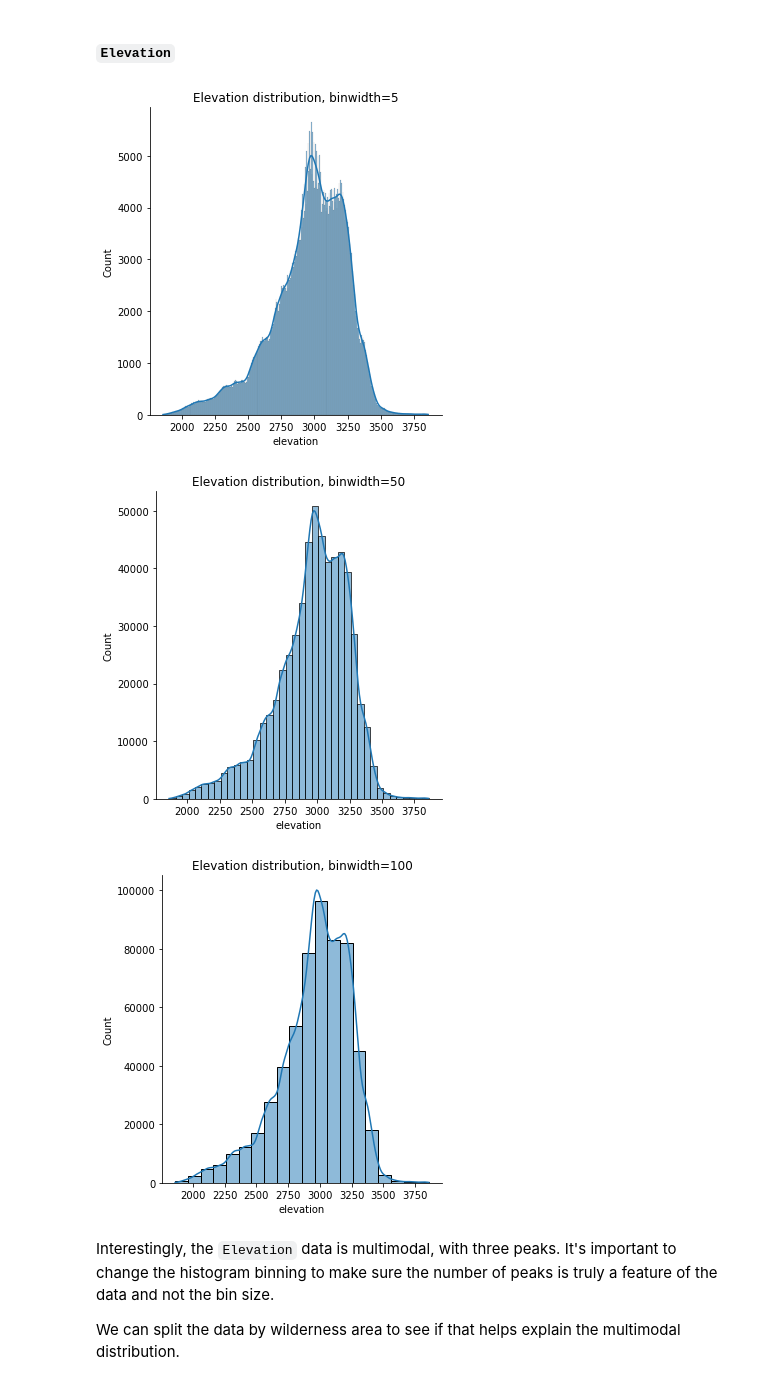
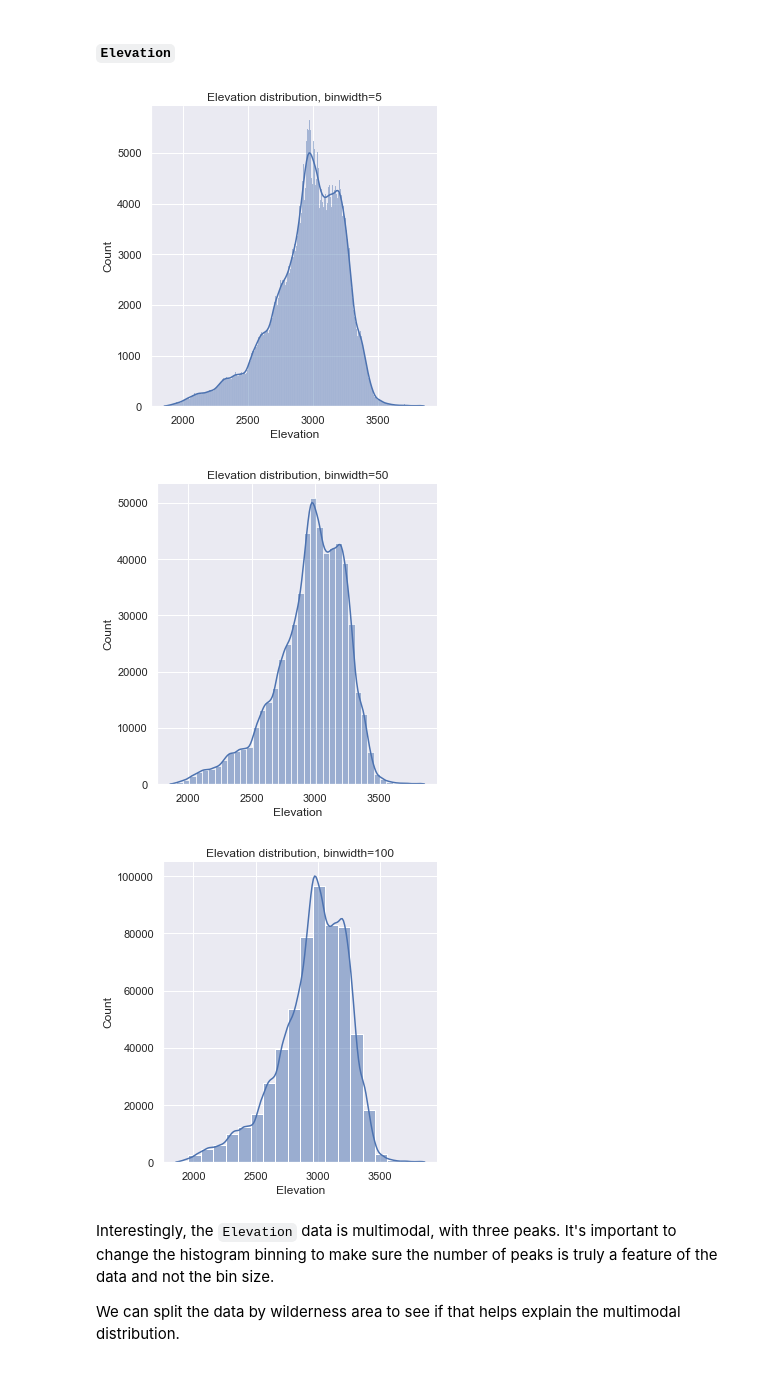
Before and after one commit to JardinDantzler/DS160_Final_Project_CNP_JDD, a Jupyter notebook: DS160_Final_Project_CNP_JDD.ipynb, the cells around one changed output. Saved outputs shown, nothing was run; the diff lists cells and outputs as text; code cells hidden in the pictures.

```diff
--- a/DS160_Final_Project_CNP_JDD.ipynb
+++ b/DS160_Final_Project_CNP_JDD.ipynb
@@ -129,7 +133,27 @@ pd.set_option('display.max_columns', None)
+# %%
+# create column names in the dataset
+# continuous variables
+cont_attributes = [ "Elevation", "Aspect", "Slope", "R_Hydrology",
+                    "Z_Hydrology", "R_Roadways", "Hillshade_9am",
+                    "Hillshade_Noon", "Hillshade_3pm", "R_Fire_Points" ]
+
+# categorical variables
+cont_dict = {attribute: np.float64 for attribute in cont_attributes}
+area_attributes = ['Wild_Area_' + str(i + 1) for i in range(4)]
+area_dict = {attribute: np.int64 for attribute in area_attributes}
+soil_attributes = ['Soil_Type' + str(i + 1) for i in range(40)]
+soil_dict = {attribute: np.int64 for attribute in soil_attributes}
+cat_attributes = area_attributes + soil_attributes
+
+target = 'Cover_Type'  # we aim to predict
+
+attributes = cont_attributes + cat_attributes  # all column names except target
+dtypes_dict = {**cont_dict, **area_dict, **soil_dict}
 # %% [markdown]
 Let's import our data into a `pandas` `DataFrame` object. Each row represents an individual square of forest. The columns are described in the introduction.
 # %%
-pull_from_kaggle = pd.read_csv('kaggle_data_download/forest-cover-type-prediction/train.csv')
+# load dataset
+data = pd.read_csv('covtype.data', header=None, names=attributes + [target], dtype=dtypes_dict)
 # %% [markdown]
 ## Exploratory data analysis
 # %% [markdown]
@@ -268,13 +304,13 @@ Now that we have checked for missing values and found none, we can start explori
 #### `Elevation`
 # %%
 for width in [5, 50, 100]:
-    sns.displot(data=forests, x='elevation', binwidth=width, kde=True)
+    sns.displot(data=data, x='Elevation', binwidth=width, kde=True)
     plt.title('Elevation distribution, binwidth='+str(width))
     plt.show()
 # %% [output]
-[figure, old version]
+[figure, new version]
-[figure, old version]
+[figure, new version]
-[figure, old version]
+[figure, new version]
 # %% [markdown]
 Interestingly, the `Elevation` data is multimodal, with three peaks. It's important to change the histogram binning to make sure the number of peaks is truly a feature of the data and not the bin size.
 
```
Also changed, not shown: parts of 61 cells of this notebook, 13 other files.
